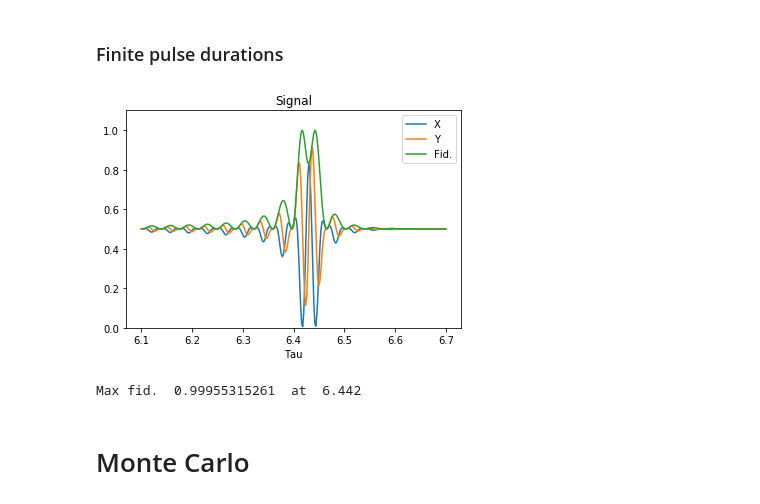
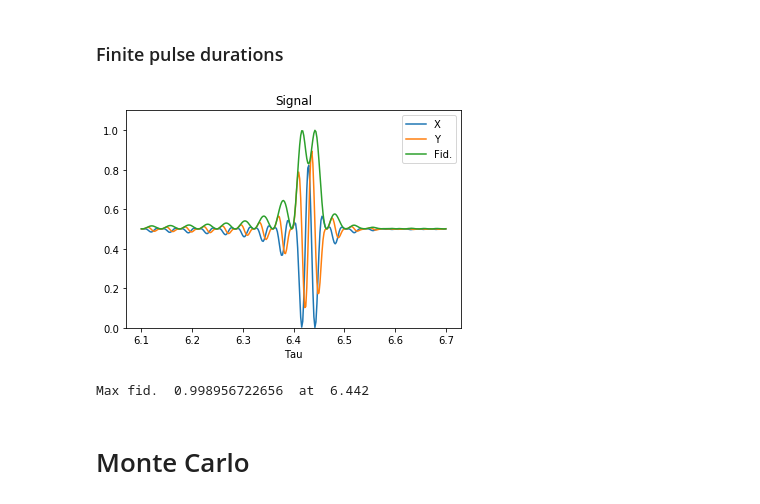
Before and after one commit to zaguros/analysis, a Jupyter notebook: notebooks/Quantum Networks/Simulations/MW_pulse_simulation.ipynb, the cells around one changed output. Cells and saved outputs as stored; diff of their text form; code cells hidden in the pictures.

```diff
--- a/notebooks/Quantum Networks/Simulations/MW_pulse_simulation.ipynb
+++ b/notebooks/Quantum Networks/Simulations/MW_pulse_simulation.ipynb
@@ -33,13 +31,13 @@ Max fid.  0.99994195586  at  6.417
 ### Finite pulse durations
 # %%
 reload(nsc)
-NVsys = nsc.noisy_NV_system(mw_duration=10e-9,use_hf_library = True,inc_nitrogen=True,pulse_shape='Hermite')
+NVsys = nsc.noisy_NV_system(mw_duration=100e-9,use_hf_library = True,inc_nitrogen=True,pulse_shape='Hermite')
 
 # nsc.C13_fingerprint(NVsys,N=32,tau_range =  np.arange(6.1e-6,6.7e-6,2e-9),quick_calc = False)
 nsc.prepare_X_and_measure_XY(NVsys,tau_range =  np.arange(6.1e-6,6.7e-6,2e-9),meas='eXY')
 # %% [output]
-[figure, old version]
+[figure, new version]
-Max fid.  0.99955315261  at  6.442
+Max fid.  0.998956722656  at  6.442
 # %% [markdown]
 # Monte Carlo
 # %% [markdown]
```
Also changed, not shown: parts of 7 cells of this notebook, 2 other files.
